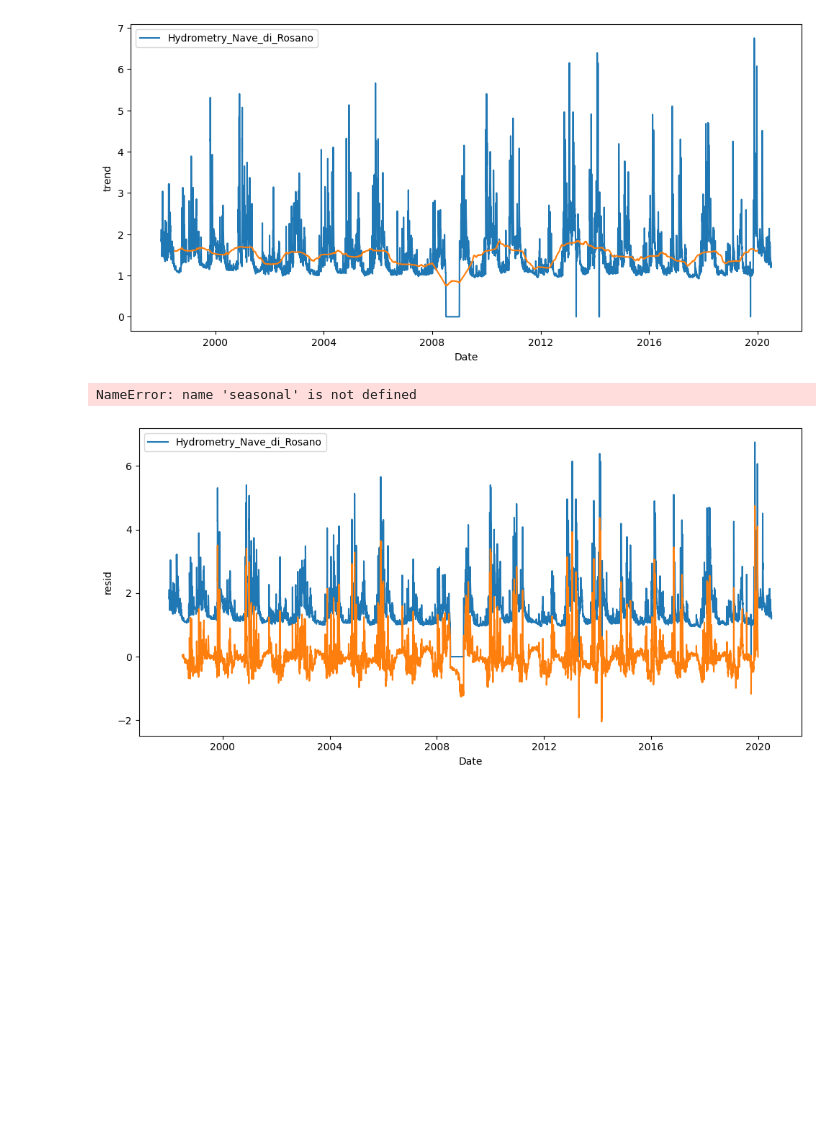
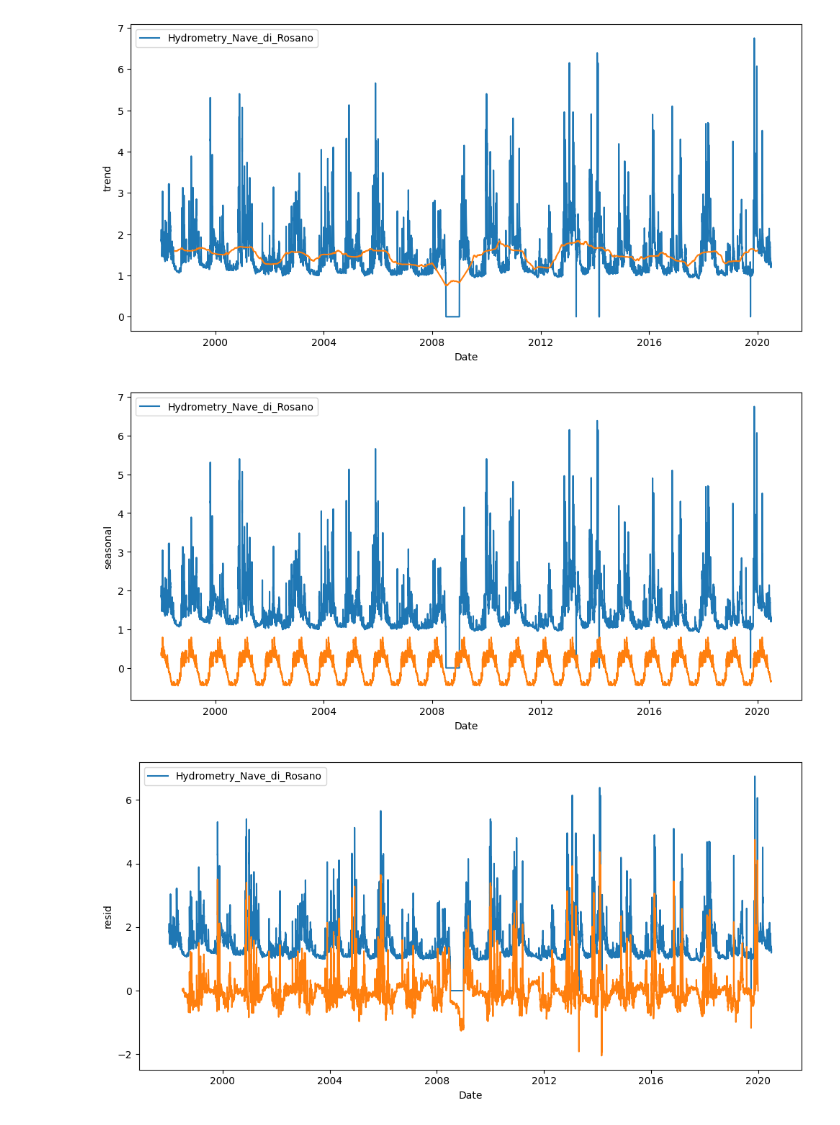
Before and after one commit to PabloTSuarez/volumen_agua_PTS, a Jupyter notebook: src/explore.ipynb, the cells around one changed output. Saved outputs shown, nothing was run; the diff lists cells and outputs as text; code cells hidden in the pictures; blank space fills up the shorter version.

```diff
--- a/src/explore.ipynb
+++ b/src/explore.ipynb
@@ -62,15 +94,15 @@ plt.show()
 # %% [output]
 [figure]
 # %%
-estacionalidad = seasonal.trend
+estacionalidad = descomposion.seasonal
 
 plt.subplots(figsize=(10,5))
 sns.lineplot(data=df_st)
 sns.lineplot(data=estacionalidad)
 plt.tight_layout()
 plt.show()
 # %% [output]
-NameError: name 'seasonal' is not defined
+[figure, added]
 # %%
 resid = descomposion.resid
 
```
Also changed, not shown: parts of 9 cells of this notebook.
